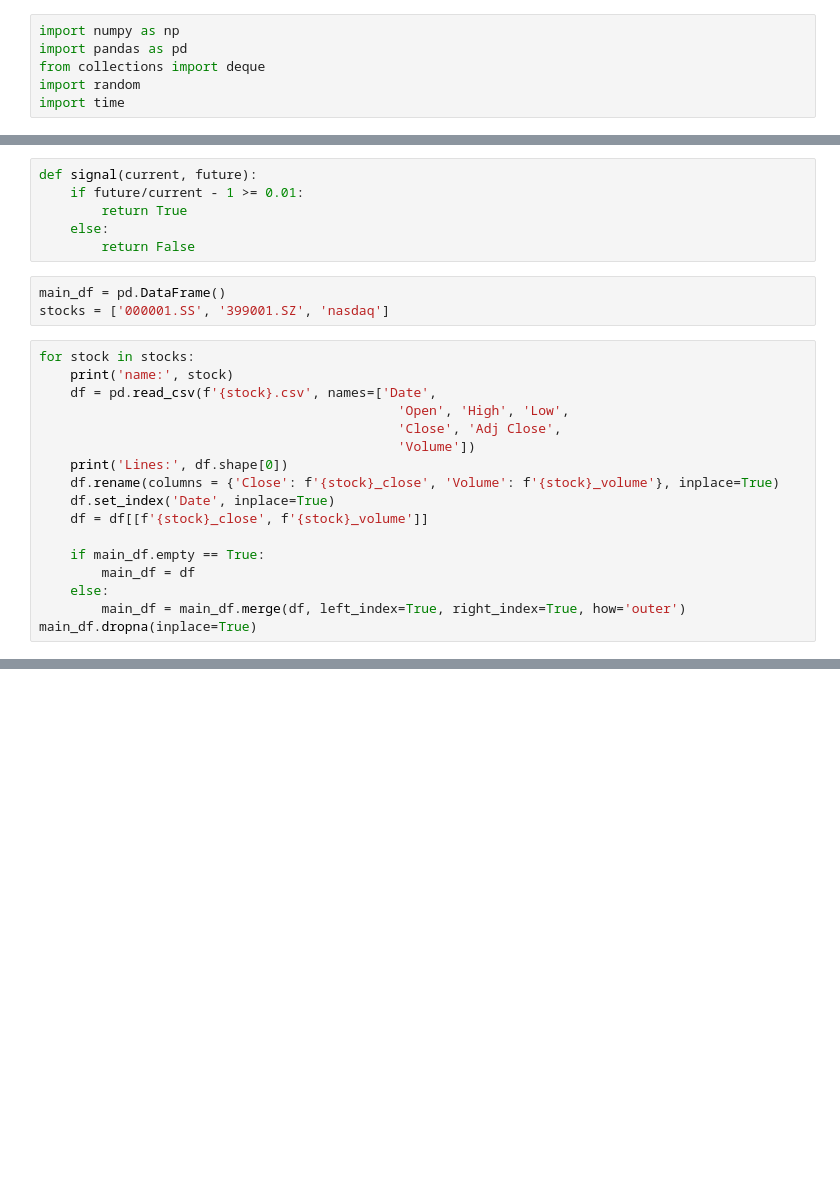
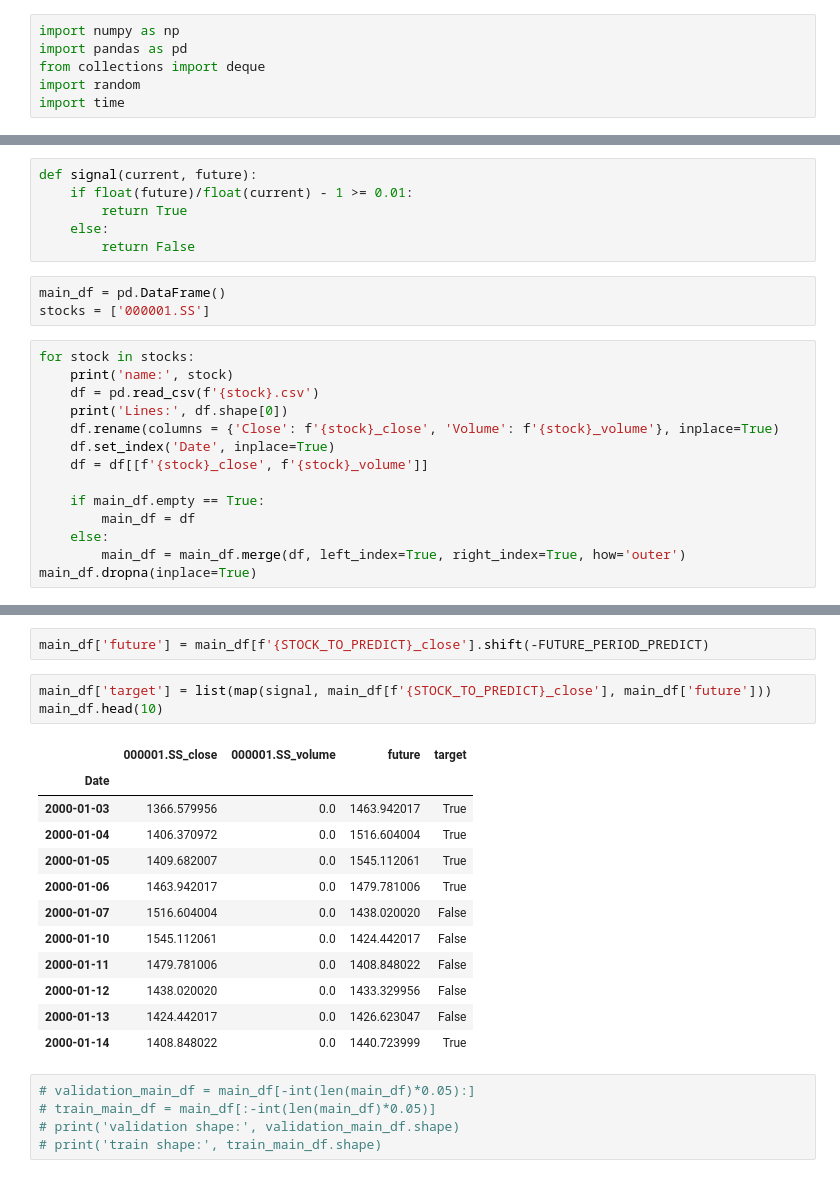
Before and after one commit to jackfrost168/QuantitativeTrading, a Jupyter notebook: predict_stock_price.ipynb, the cells around one changed output, grey strips where cells are left out. Saved outputs shown, nothing was run; the diff lists cells and outputs as text; blank space fills up the shorter version.

Commit message:
predict 000001.SS

```diff
--- a/predict_stock_price.ipynb
+++ b/predict_stock_price.ipynb
@@ -17,19 +17,16 @@ print(NAME)
 # %%
 def signal(current, future):
-    if future/current - 1 >= 0.01:
+    if float(future)/float(current) - 1 >= 0.01:
         return True
     else:
         return False
 # %%
 main_df = pd.DataFrame()
-stocks = ['000001.SS', '399001.SZ', 'nasdaq']
+stocks = ['000001.SS']
 # %%
 for stock in stocks:
     print('name:', stock)
-    df = pd.read_csv(f'{stock}.csv', names=['Date',
-                                              'Open', 'High', 'Low',
-                                              'Close', 'Adj Close',
-                                              'Volume'])
+    df = pd.read_csv(f'{stock}.csv')
     print('Lines:', df.shape[0])
     df.rename(columns = {'Close': f'{stock}_close', 'Volume': f'{stock}_volume'}, inplace=True)
     df.set_index('Date', inplace=True)
@@ -49,0 +64,23 @@ Lines: 5284
+# %%
+main_df['future'] = main_df[f'{STOCK_TO_PREDICT}_close'].shift(-FUTURE_PERIOD_PREDICT)
+# %%
+main_df['target'] = list(map(signal, main_df[f'{STOCK_TO_PREDICT}_close'], main_df['future']))
+main_df.head(10)
+# %% [output]
+|  | 000001.SS_close | 000001.SS_volume | future | target |
+| Date |  |  |  |  |
+| 2000-01-03 | 1366.579956 | 0.0 | 1463.942017 | True |
+| 2000-01-04 | 1406.370972 | 0.0 | 1516.604004 | True |
+| 2000-01-05 | 1409.682007 | 0.0 | 1545.112061 | True |
+| 2000-01-06 | 1463.942017 | 0.0 | 1479.781006 | True |
+| 2000-01-07 | 1516.604004 | 0.0 | 1438.020020 | False |
+| 2000-01-10 | 1545.112061 | 0.0 | 1424.442017 | False |
+| 2000-01-11 | 1479.781006 | 0.0 | 1408.848022 | False |
+| 2000-01-12 | 1438.020020 | 0.0 | 1433.329956 | False |
+| 2000-01-13 | 1424.442017 | 0.0 | 1426.623047 | False |
+| 2000-01-14 | 1408.848022 | 0.0 | 1440.723999 | True |
+# %%
+# validation_main_df = main_df[-int(len(main_df)*0.05):]
+# train_main_df = main_df[:-int(len(main_df)*0.05)]
+# print('validation shape:', validation_main_df.shape)
+# print('train shape:', train_main_df.shape)
```
Also changed, not shown: parts of 21 cells of this notebook.
